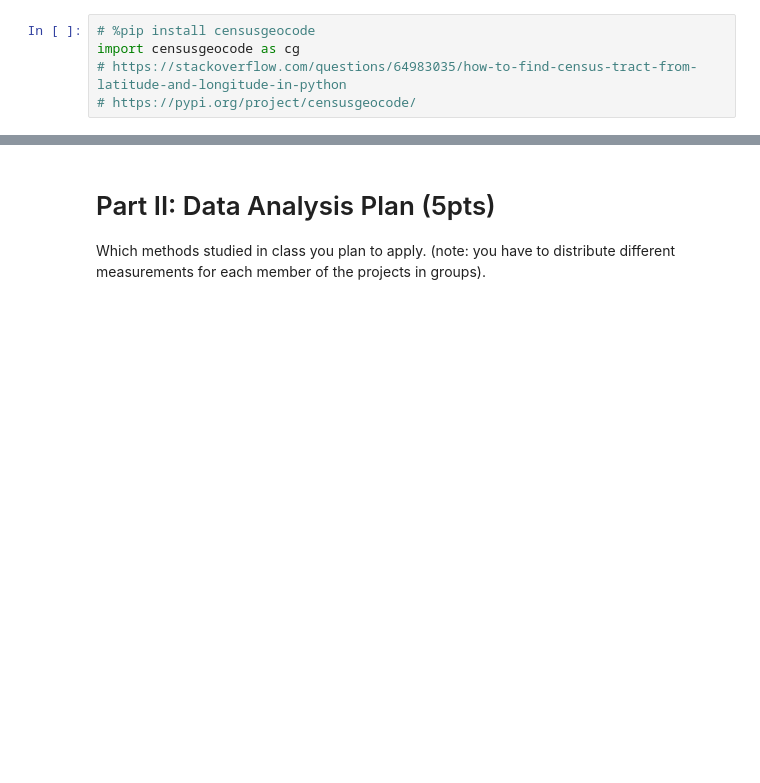
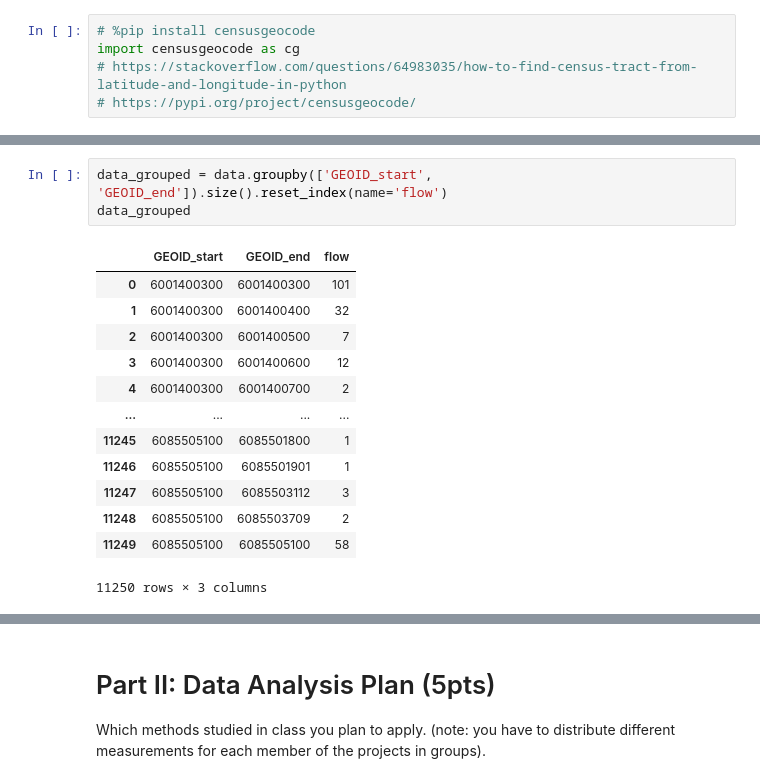
Before and after one commit to 6shun/Lyft-BayWheel, a Jupyter notebook: CE263_Project.ipynb, the cells around one changed output, grey strips where cells are left out. Saved outputs shown, nothing was run; the diff lists cells and outputs as text; blank space fills up the shorter version.

```diff
--- a/CE263_Project.ipynb
+++ b/CE263_Project.ipynb
@@ -486,0 +478,17 @@ station_tess_df_new.groupby('GEOID')
+# %%
+data_grouped = data.groupby(['GEOID_start', 'GEOID_end']).size().reset_index(name='flow')
+data_grouped
+# %% [output]
+|  | GEOID_start | GEOID_end | flow |
+| 0 | 6001400300 | 6001400300 | 101 |
+| 1 | 6001400300 | 6001400400 | 32 |
+| 2 | 6001400300 | 6001400500 | 7 |
+| 3 | 6001400300 | 6001400600 | 12 |
+| 4 | 6001400300 | 6001400700 | 2 |
+| ... | ... | ... | ... |
+| 11245 | 6085505100 | 6085501800 | 1 |
+| 11246 | 6085505100 | 6085501901 | 1 |
+| 11247 | 6085505100 | 6085503112 | 3 |
+| 11248 | 6085505100 | 6085503709 | 2 |
+| 11249 | 6085505100 | 6085505100 | 58 |
+11250 rows × 3 columns
```
Also changed, not shown: parts of 29 cells of this notebook, 3 other files.
